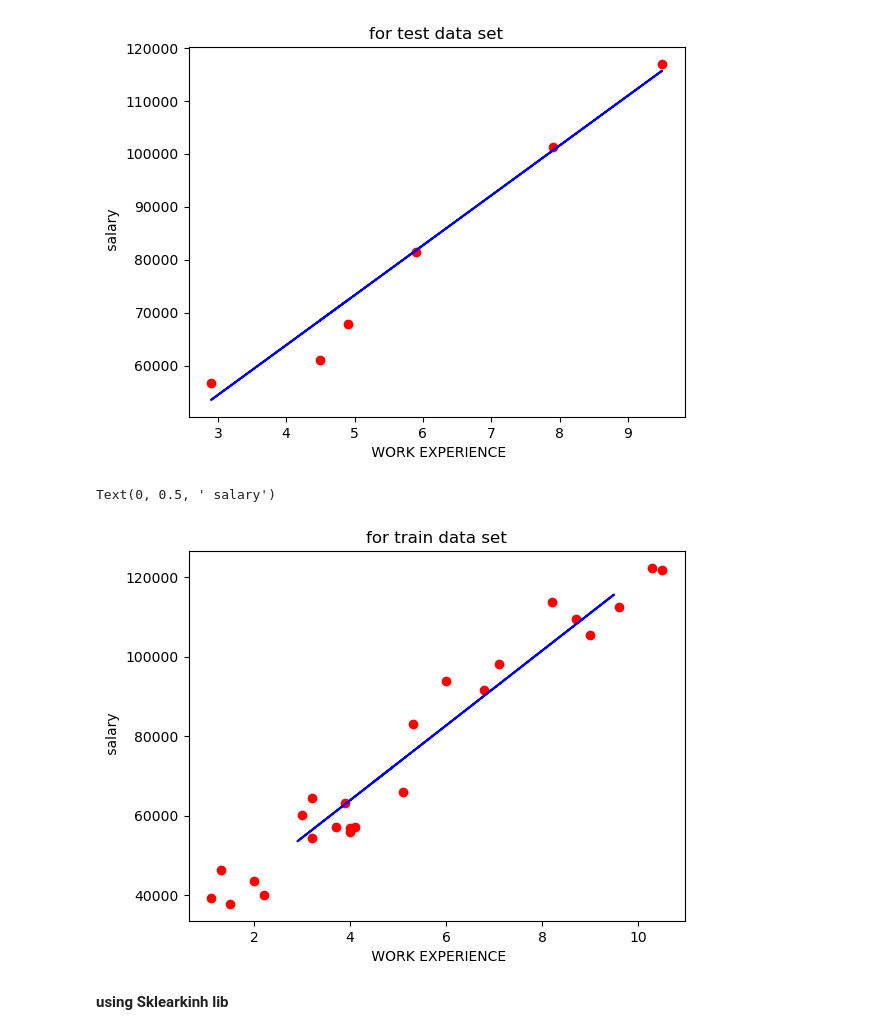
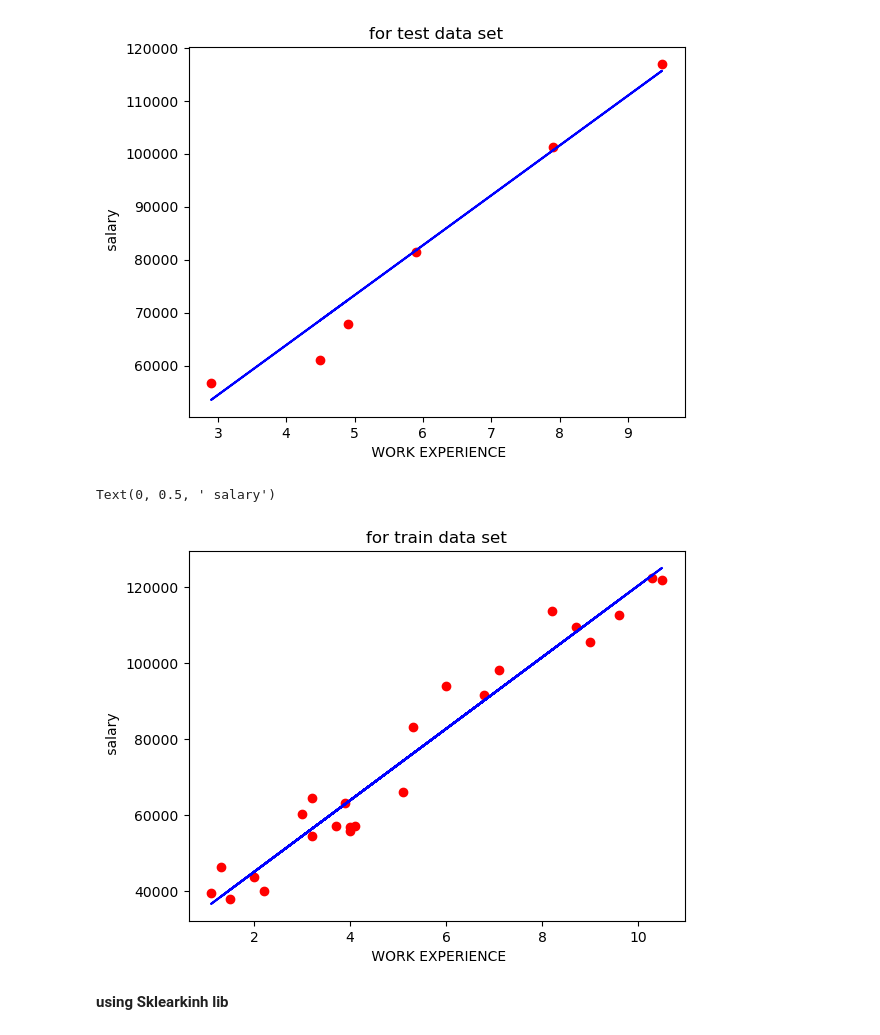
Before and after one commit to KARTHIK-AEDUMBAKA/Machine_Learning, a Jupyter notebook: 1.linear_regression/linear_regression_from_scratch.ipynb, the cells around one changed output. Saved outputs shown, nothing was run; the diff lists cells and outputs as text; code cells hidden in the pictures.

```diff
--- a/1.linear_regression/linear_regression_from_scratch.ipynb
+++ b/1.linear_regression/linear_regression_from_scratch.ipynb
@@ -152,13 +152,13 @@ Text(0, 0.5, ' salary')
 [figure]
 # %%
 plt.scatter(X_train,Y_train,color="red")
-plt.plot(X_test,train_predicting_values,color="blue" )
+plt.plot(X_train,train_predicting_values,color="blue" )
 plt.title("for train data set")
 plt.xlabel(" WORK EXPERIENCE")
 plt.ylabel(" salary")
 # %% [output]
 Text(0, 0.5, ' salary')
-[figure, old version]
+[figure, new version]
 # %% [markdown]
 **using Sklearkinh lib**
 # %%
```
Also changed, not shown: parts of 4 cells of this notebook.
